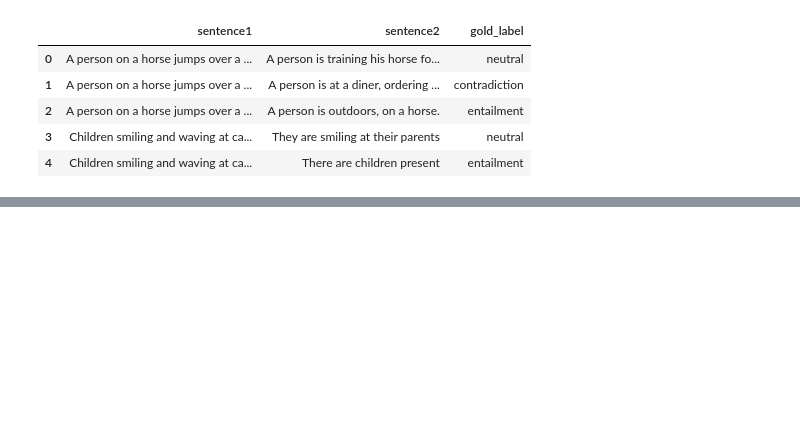
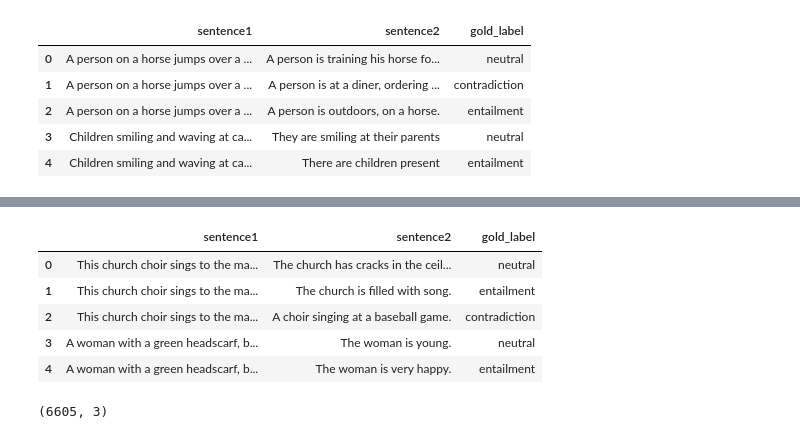
Before and after one commit to Manditar2/NLI-con-red-neuronal-LSTM, a Jupyter notebook: Proyecto_data_science.ipynb, the cells around one changed output, grey strips where cells are left out. Drawn from its saved outputs; the diff is of its cells as text; code cells hidden in the pictures; blank space fills up the shorter version.

```diff
--- a/Proyecto_data_science.ipynb
+++ b/Proyecto_data_science.ipynb
@@ -264,0 +374,20 @@ def gloveWork(archivo,vocabulario):
+# %%
+#@title Cargar datos de prueba
+df_prueba = pd.read_csv('/content/sample_data/snli_1.0_test.csv')
+columnas_prueba = ['sentence1','sentence2','gold_label']
+df_prueba = df_prueba[columnas_prueba]
+df_prueba.dropna(axis=0, inplace=True) #Se eliminan datos nulos
+df_prueba.head()
+# %% [output]
+|  | sentence1 | sentence2 | gold_label |
+| 0 | This church choir sings to the ma... | The church has cracks in the ceil... | neutral |
+| 1 | This church choir sings to the ma... | The church is filled with song. | entailment |
+| 2 | This church choir sings to the ma... | A choir singing at a baseball game. | contradiction |
+| 3 | A woman with a green headscarf, b... | The woman is young. | neutral |
+| 4 | A woman with a green headscarf, b... | The woman is very happy. | entailment |
+# %%
+df_prueba = df_prueba.loc[df_prueba['gold_label'] != "-"]   #Se botan las filas que contengan - y neutral
+df_prueba = df_prueba.loc[df_prueba['gold_label'] != "neutral"]
+df_prueba.shape
+# %% [output]
+(6605, 3)
```
Also changed, not shown: parts of 43 cells of this notebook.
